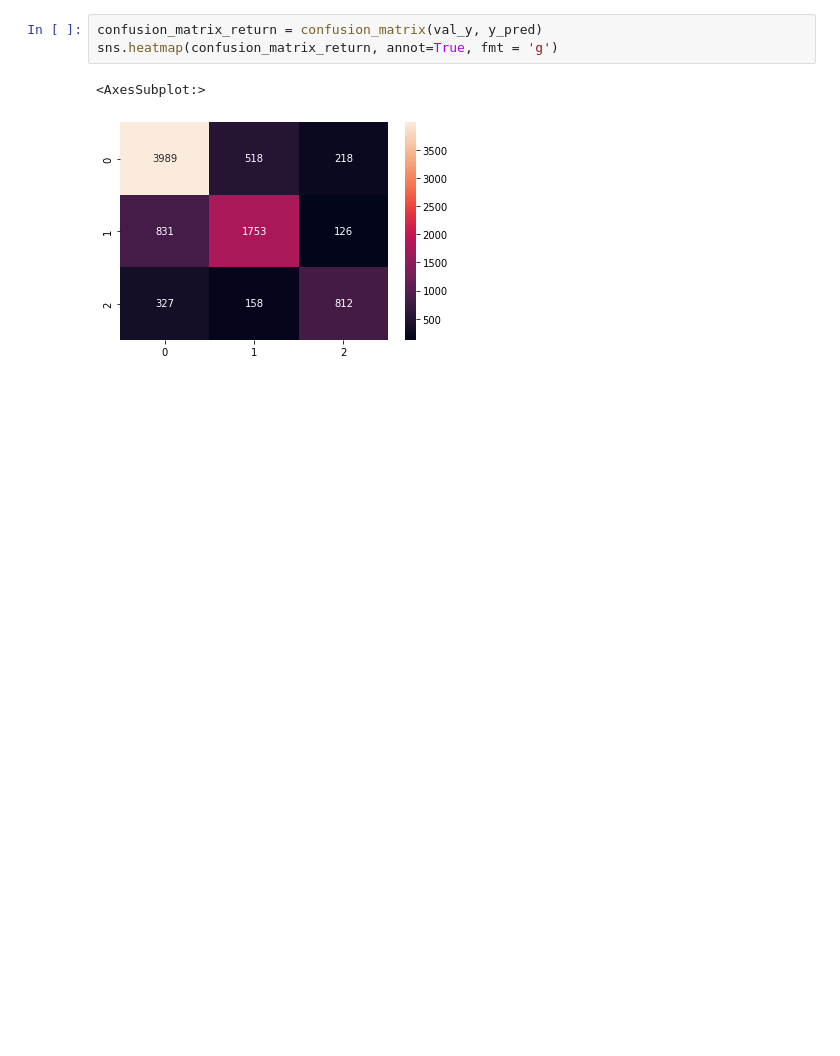
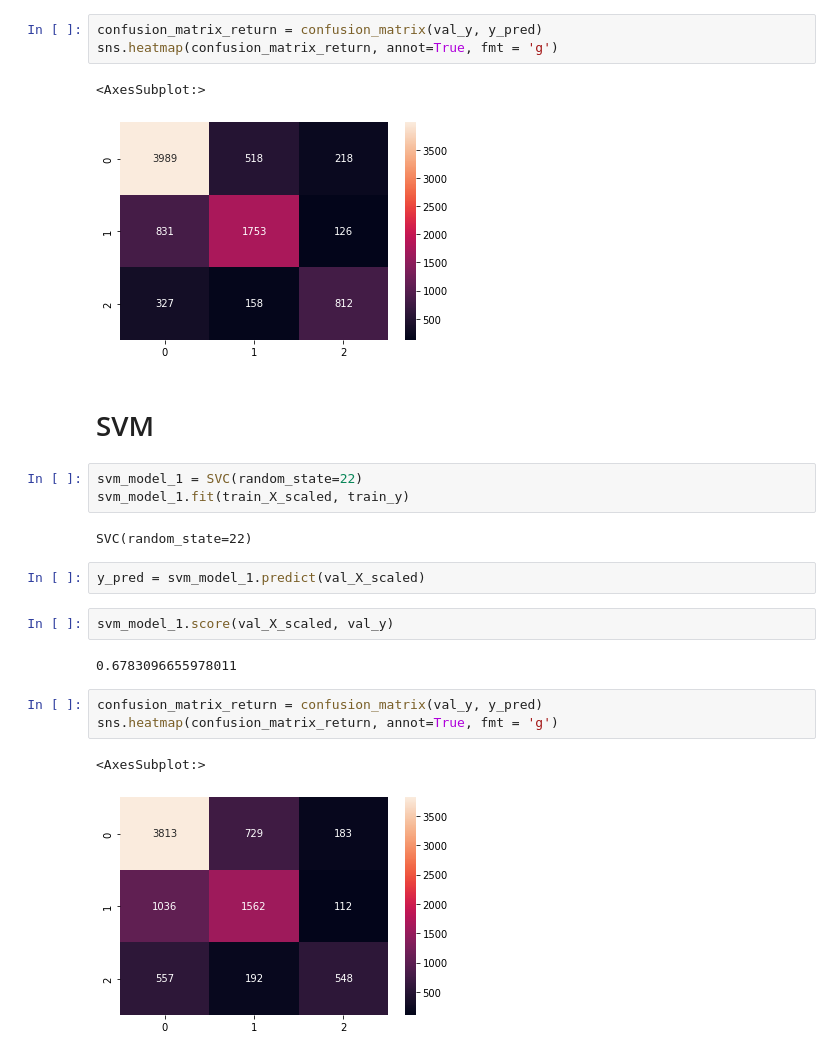
Before and after one commit to tomashbk/solar_wind_power_plants_prediction, a Jupyter notebook: notebooks/0.3-EDA-in-data-transformed-and-combined.ipynb, the cells around one changed output. Saved outputs shown, nothing was run; the diff lists cells and outputs as text; blank space fills up the shorter version.

Commit message:
First predictions and evaluations 5
Trying with SVM

```diff
--- a/notebooks/0.3-EDA-in-data-transformed-and-combined.ipynb
+++ b/notebooks/0.3-EDA-in-data-transformed-and-combined.ipynb
@@ -561,3 +565,22 @@ sns.heatmap(confusion_matrix_return, annot=True, fmt = 'g')
 # %% [output]
 <AxesSubplot:>
 [figure]
+# %% [markdown]
+# SVM
+# %%
+svm_model_1 = SVC(random_state=22)
+svm_model_1.fit(train_X_scaled, train_y)
+# %% [output]
+SVC(random_state=22)
+# %%
+y_pred = svm_model_1.predict(val_X_scaled)
+# %%
+svm_model_1.score(val_X_scaled, val_y)
+# %% [output]
+0.6783096655978011
+# %%
+confusion_matrix_return = confusion_matrix(val_y, y_pred)
+sns.heatmap(confusion_matrix_return, annot=True, fmt = 'g')
+# %% [output]
+<AxesSubplot:>
+[figure, added]
```
Also changed, not shown: parts of 15 cells of this notebook.
